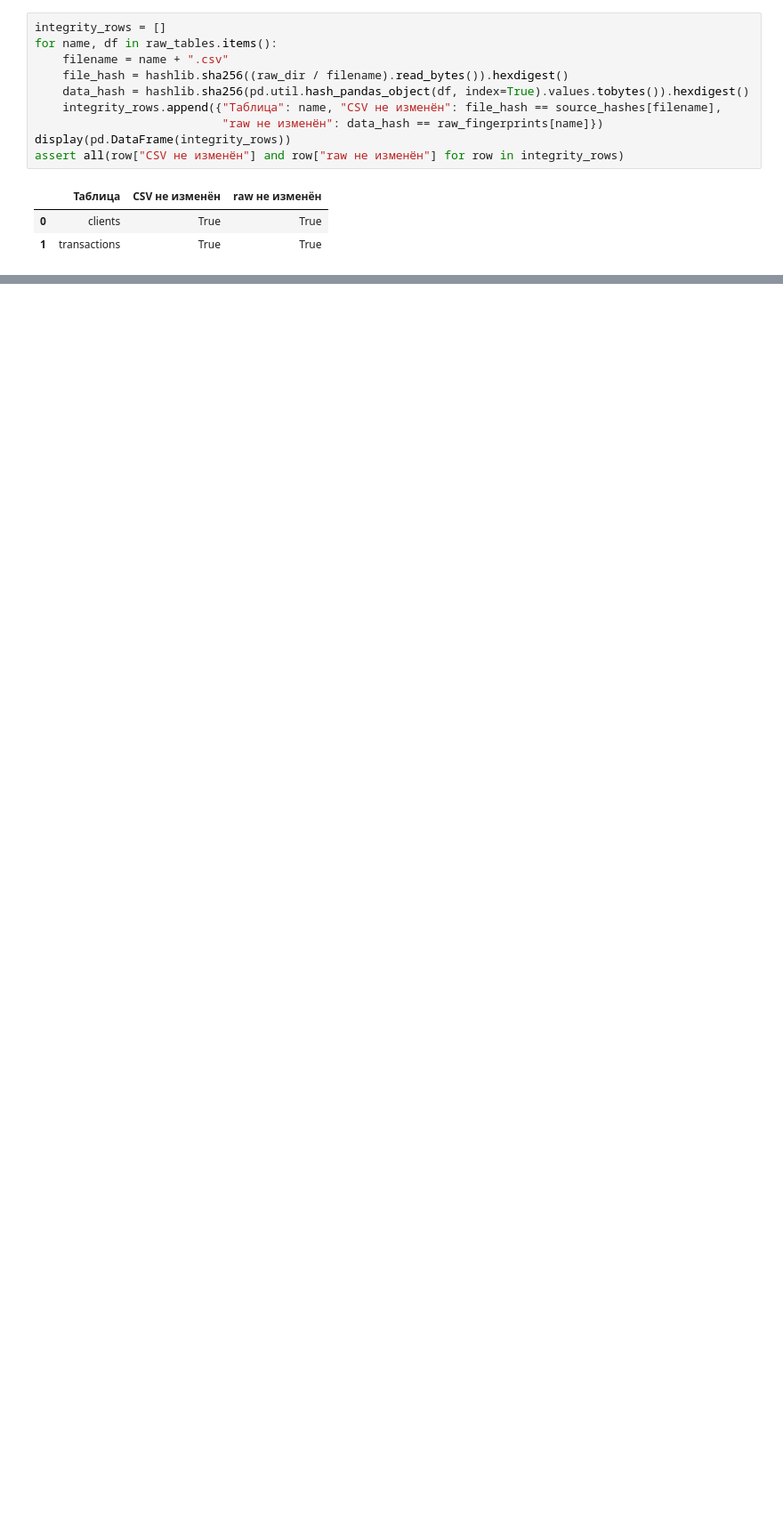
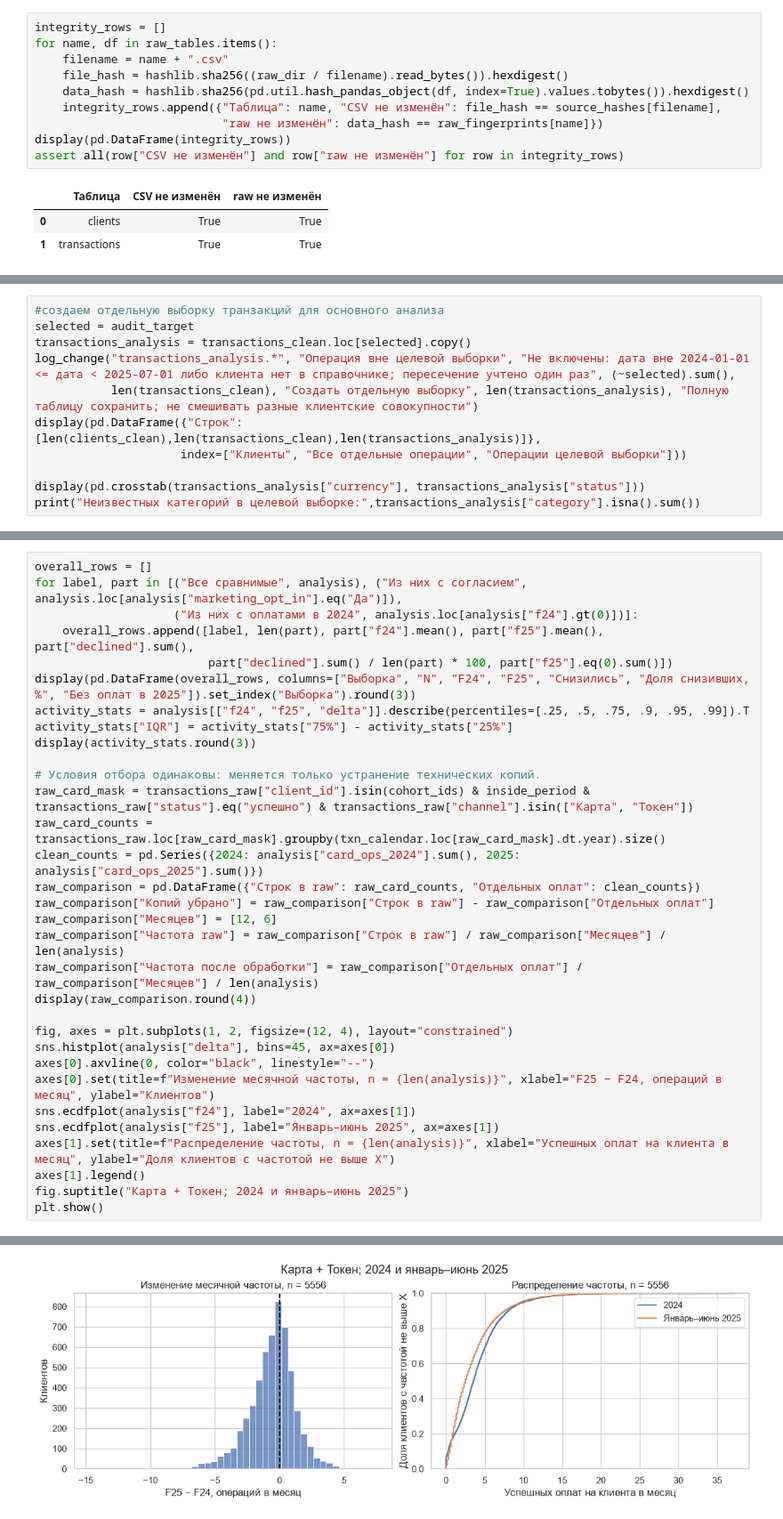
Before and after one commit to nikita-sv1/Stadnik_Nikita_Lab1, a Jupyter notebook: 01_analysis.ipynb, the cells around one changed output, grey strips where cells are left out. Shown at 89% size. Drawn from its saved outputs; the diff is of its cells as text; blank space fills up the shorter version.

Commit message:
Complete Lab 1: analysis, campaign and business report

```diff
--- a/01_analysis.ipynb
+++ b/01_analysis.ipynb
@@ -1122,0 +1371,11 @@ SHA-256 обоих исходных CSV и отпечатки `clients_raw` / `t
+# %%
+#создаем отдельную выборку транзакций для основного анализа
+selected = audit_target
+transactions_analysis = transactions_clean.loc[selected].copy()
+log_change("transactions_analysis.*", "Операция вне целевой выборки", "Не включены: дата вне 2024-01-01 <= дата < 2025-07-01 либо клиента нет в справочнике; пересечение учтено один раз", (~selected).sum(),
+           len(transactions_clean), "Создать отдельную выборку", len(transactions_analysis), "Полную таблицу сохранить; не смешивать разные клиентские совокупности")
+display(pd.DataFrame({"Строк": [len(clients_clean),len(transactions_clean),len(transactions_analysis)]},
+                     index=["Клиенты", "Все отдельные операции", "Операции целевой выборки"]))
+
+display(pd.crosstab(transactions_analysis["currency"], transactions_analysis["status"]))
+print("Неизвестных категорий в целевой выборке:",transactions_analysis["category"].isna().sum())
@@ -1122,0 +2107,33 @@ SHA-256 обоих исходных CSV и отпечатки `clients_raw` / `t
+# %%
+overall_rows = []
+for label, part in [("Все сравнимые", analysis), ("Из них с согласием", analysis.loc[analysis["marketing_opt_in"].eq("Да")]),
+                    ("Из них с оплатами в 2024", analysis.loc[analysis["f24"].gt(0)])]:
+    overall_rows.append([label, len(part), part["f24"].mean(), part["f25"].mean(), part["declined"].sum(),
+                         part["declined"].sum() / len(part) * 100, part["f25"].eq(0).sum()])
+display(pd.DataFrame(overall_rows, columns=["Выборка", "N", "F24", "F25", "Снизились", "Доля снизивших, %", "Без оплат в 2025"]).set_index("Выборка").round(3))
+activity_stats = analysis[["f24", "f25", "delta"]].describe(percentiles=[.25, .5, .75, .9, .95, .99]).T
+activity_stats["IQR"] = activity_stats["75%"] - activity_stats["25%"]
+display(activity_stats.round(3))
+
+# Условия отбора одинаковы: меняется только устранение технических копий.
+raw_card_mask = transactions_raw["client_id"].isin(cohort_ids) & inside_period & transactions_raw["status"].eq("успешно") & transactions_raw["channel"].isin(["Карта", "Токен"])
+raw_card_counts = transactions_raw.loc[raw_card_mask].groupby(txn_calendar.loc[raw_card_mask].dt.year).size()
+clean_counts = pd.Series({2024: analysis["card_ops_2024"].sum(), 2025: analysis["card_ops_2025"].sum()})
+raw_comparison = pd.DataFrame({"Строк в raw": raw_card_counts, "Отдельных оплат": clean_counts})
+raw_comparison["Копий убрано"] = raw_comparison["Строк в raw"] - raw_comparison["Отдельных оплат"]
+raw_comparison["Месяцев"] = [12, 6]
+raw_comparison["Частота raw"] = raw_comparison["Строк в raw"] / raw_comparison["Месяцев"] / len(analysis)
+raw_comparison["Частота после обработки"] = raw_comparison["Отдельных оплат"] / raw_comparison["Месяцев"] / len(analysis)
+display(raw_comparison.round(4))
+
+fig, axes = plt.subplots(1, 2, figsize=(12, 4), layout="constrained")
+sns.histplot(analysis["delta"], bins=45, ax=axes[0])
+axes[0].axvline(0, color="black", linestyle="--")
+axes[0].set(title=f"Изменение месячной частоты, n = {len(analysis)}", xlabel="F25 − F24, операций в месяц", ylabel="Клиентов")
+sns.ecdfplot(analysis["f24"], label="2024", ax=axes[1])
+sns.ecdfplot(analysis["f25"], label="Январь–июнь 2025", ax=axes[1])
+axes[1].set(title=f"Распределение частоты, n = {len(analysis)}", xlabel="Успешных оплат на клиента в месяц", ylabel="Доля клиентов с частотой не выше X")
+axes[1].legend()
+fig.suptitle("Карта + Токен; 2024 и январь–июнь 2025")
+plt.show()
+# %% [output]
@@ -1122,0 +2152 @@ SHA-256 обоих исходных CSV и отпечатки `clients_raw` / `t
+[figure, added]
```
Also changed, not shown: parts of 186 cells of this notebook, 8 other files.
